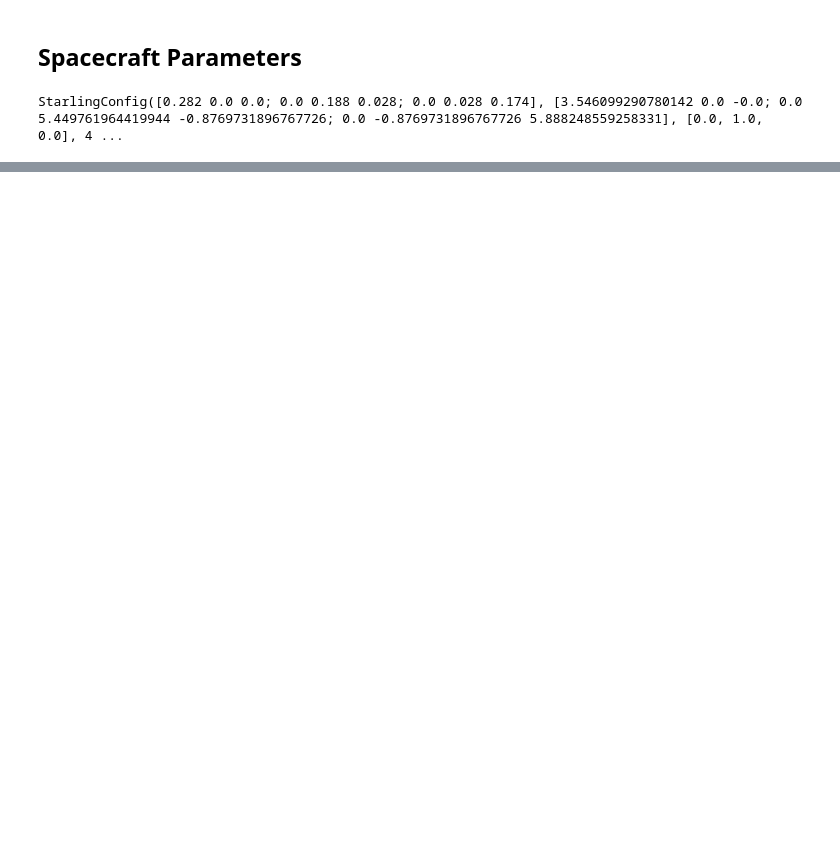
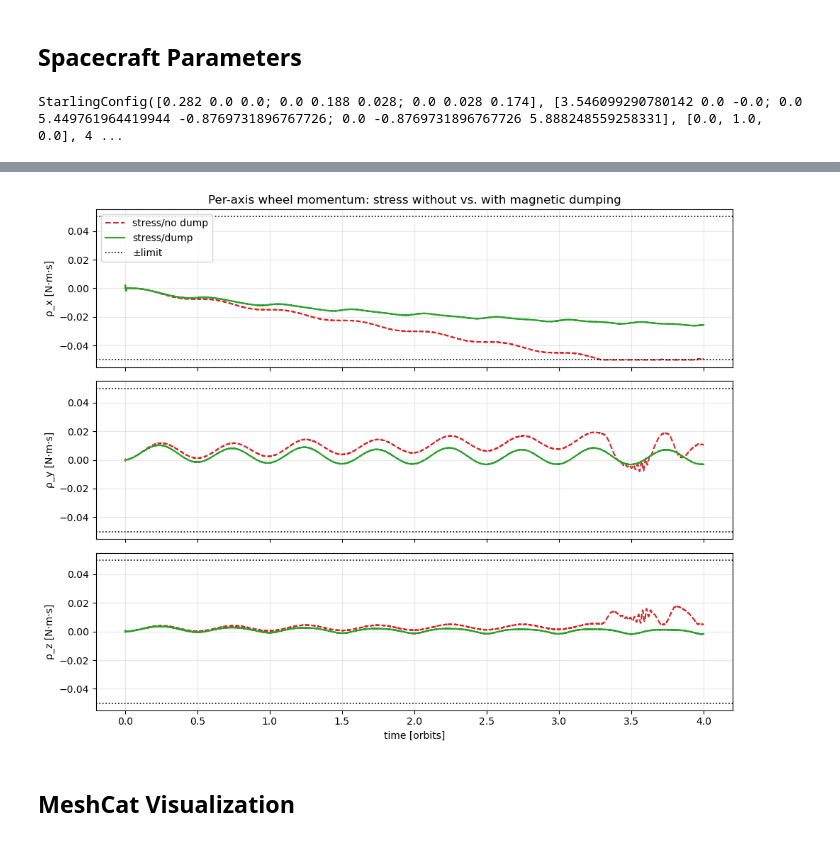
Before and after one commit to ATG218/spacecraft-adcs-course, a Jupyter notebook: report5/report5.ipynb, the cells around one changed output, grey strips where cells are left out. Cells and saved outputs as stored; diff of their text form; code cells hidden in the pictures; blank space fills up the shorter version.

```diff
--- a/report5/report5.ipynb
+++ b/report5/report5.ipynb
@@ -46,0 +232,34 @@ StarlingConfig([0.282 0.0 0.0; 0.0 0.188 0.028; 0.0 0.028 0.174], [3.54609929078
+# %%
+axis_names = ["x", "y", "z"]
+
+fig2, axs2 = subplots(3, 1, figsize=(10, 8), sharex=true)
+
+for (sol, label, color, ls) in [
+    (stressed_no_dump, "stress/no dump", "tab:red",   "--"),
+    (stressed_dump,    "stress/dump",    "tab:green", "-"),
+]
+    torbits = collect(sol.t) ./ T_orbit
+    for j in 0:2
+        axs2[j].plot(torbits, sol.rho_hist[j+1, :], label=label, color=color, linestyle=ls)
+    end
+end
+
+for j in 0:2
+    axs2[j].axhline( cfg.rho_rw_max, color="black", linestyle=":", linewidth=1.2,
+                     label=(j == 0 ? "\u00b1limit" : "_nolegend_"))
+    axs2[j].axhline(-cfg.rho_rw_max, color="black", linestyle=":", linewidth=1.2, label="_nolegend_")
+    axs2[j].set_ylabel("ρ_$(axis_names[j+1]) [N⋅m⋅s]")
+    axs2[j].grid(true, alpha=0.3)
+end
+
+axs2[0].set_title("Per-axis wheel momentum: stress without vs. with magnetic dumping")
+axs2[0].legend(loc="upper left")
+axs2[2].set_xlabel("time [orbits]")
+
+fig2.tight_layout()
+savefig("figs/momentum_dumping_per_axis.png", bbox_inches="tight")
+display(fig2)
+# %% [output]
+[figure, added]
+# %% [markdown]
+## MeshCat Visualization
```
Also changed, not shown: parts of 11 cells of this notebook, 7 other files.
